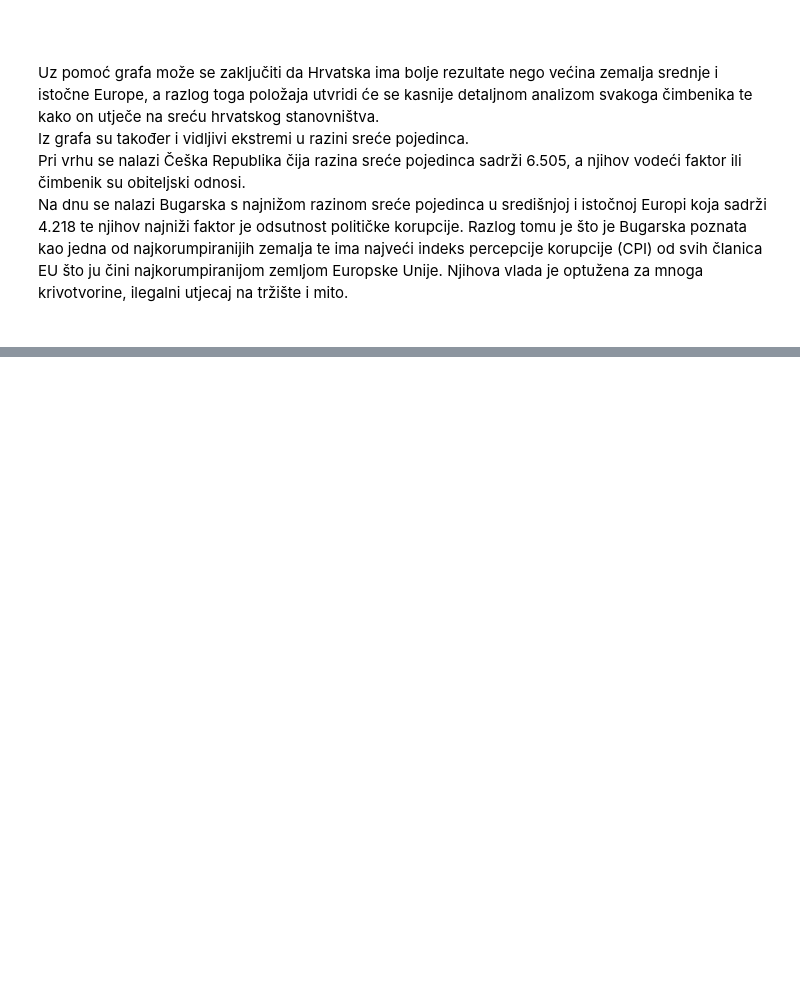
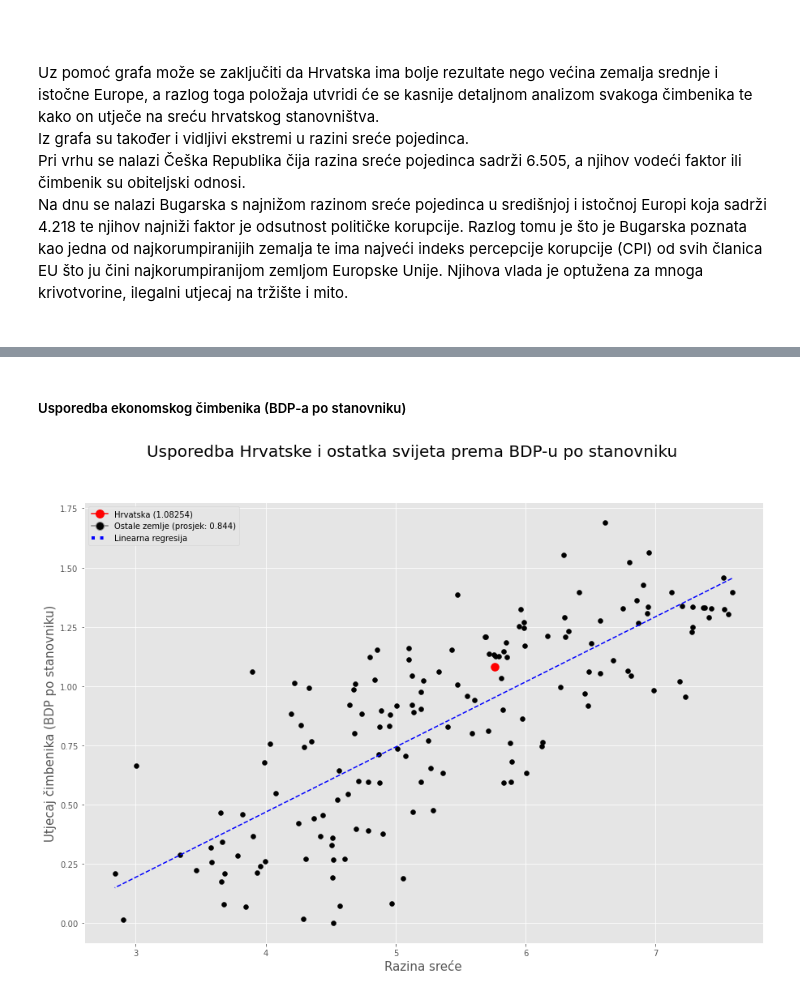
Before and after one commit to jslavic/radzaskolu, a Jupyter notebook: SkolskiRad.ipynb, the cells around one changed output, grey strips where cells are left out. Cells and saved outputs as stored; diff of their text form; code cells hidden in the pictures; blank space fills up the shorter version.

```diff
--- a/SkolskiRad.ipynb
+++ b/SkolskiRad.ipynb
@@ -141,0 +174,36 @@ Na dnu se nalazi Bugarska s najnižom razinom sreće pojedinca u središnjoj i i
+# %% [markdown]
+##### Usporedba ekonomskog čimbenika (BDP-a po stanovniku)
+# %%
+fig, ax = plt.subplots(figsize=(15,10))
+
+fig = ax.scatter(x=ostatak_svijeta["Sreća (0-10)"],
+                 y=ostatak_svijeta["BDP po stanovniku"],
+                 c="Black")
+
+fig = ax.scatter(x=hrv["Sreća (0-10)"],
+                 y=hrv["BDP po stanovniku"],
+                 c="Red",
+                 s=100)
+
+plt.xlabel("Razina sreće", fontsize=15)
+plt.ylabel("Utjecaj čimbenika (BDP po stanovniku)", fontsize=15)
+
+plt.suptitle("Usporedba Hrvatske i ostatka svijeta prema BDP-u po stanovniku", fontsize=20)
+
+m, b = np.polyfit(podatci["Sreća (0-10)"], podatci["BDP po stanovniku"], 1)
+plt.plot(podatci["Sreća (0-10)"], m*podatci["Sreća (0-10)"]+b,
+         linestyle='--',
+         color="Blue")
+
+legend_elements = [
+    Line2D([0], [0], marker='o', color="Red", label='Hrvatska ('+str(hrv.at[62, "BDP po stanovniku"])+')',
+           markerfacecolor='Red', markersize=10),
+    Line2D([0], [0], marker='o', color="Gray",
+           label='Ostale zemlje (prosjek: '+str(ostatak_svijeta["BDP po stanovniku"].mean())[:5]+')',
+           markerfacecolor='Black', markersize=10),
+    Line2D([0], [0], color='Blue', linestyle='dotted', lw=4, label='Linearna regresija')
+]
+
+ax.legend(handles=legend_elements, loc='upper left');
+# %% [output]
+[figure, added]
```
Also changed, not shown: parts of 25 cells of this notebook.
